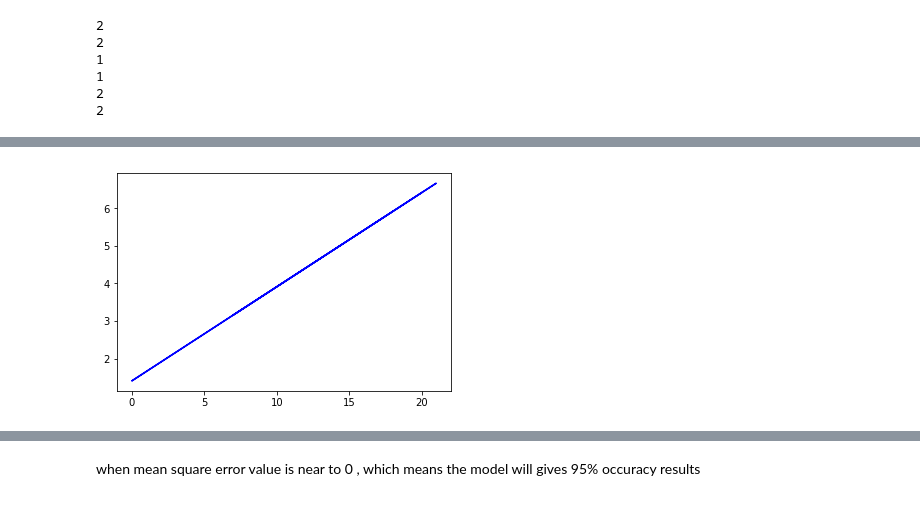
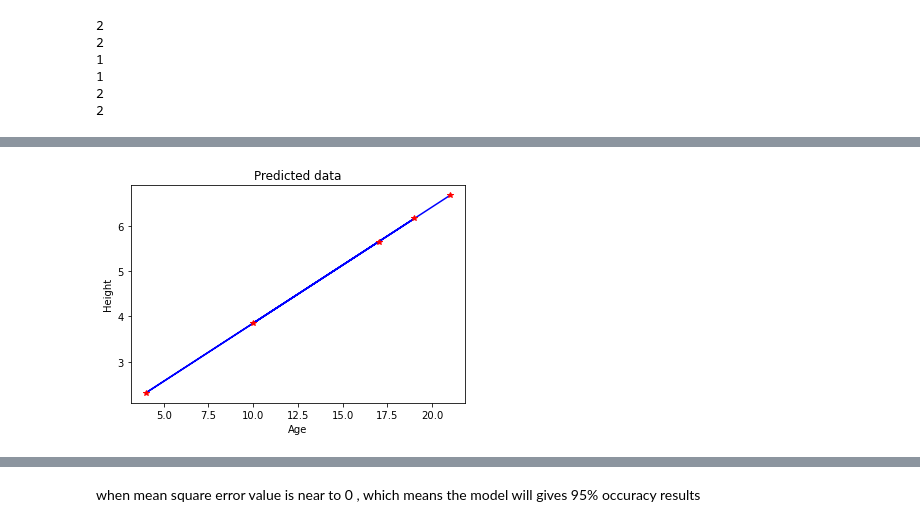
Before and after one commit to anjan111/data_science_mani, a Jupyter notebook: Machine learning/Simple Linear Regression/age_hei.ipynb, the cells around one changed output, grey strips where cells are left out. Drawn from its saved outputs; the diff is of its cells as text; code cells hidden in the pictures.

```diff
--- a/Machine learning/Simple Linear Regression/age_hei.ipynb
+++ b/Machine learning/Simple Linear Regression/age_hei.ipynb
@@ -219,10 +249,14 @@ y_test= y_test[:,np.newaxis]
 # %%
-
+# Ploting the
 y_pr =lr.predict(X_test)
 #plt.scatter(X_train,y_train)
 #plt.plot(X_t,y_t,'r-')
 plt.plot(X_t,y_pr,'b-')
+plt.plot(X_t,y_pr,'r*')
+plt.xlabel("Age")
+plt.ylabel("Height")
+plt.title("Predicted data")
 plt.show()
 # %% [output]
-[figure, old version]
+[figure, new version]
 # %%
```
Also changed, not shown: parts of 33 cells of this notebook.
